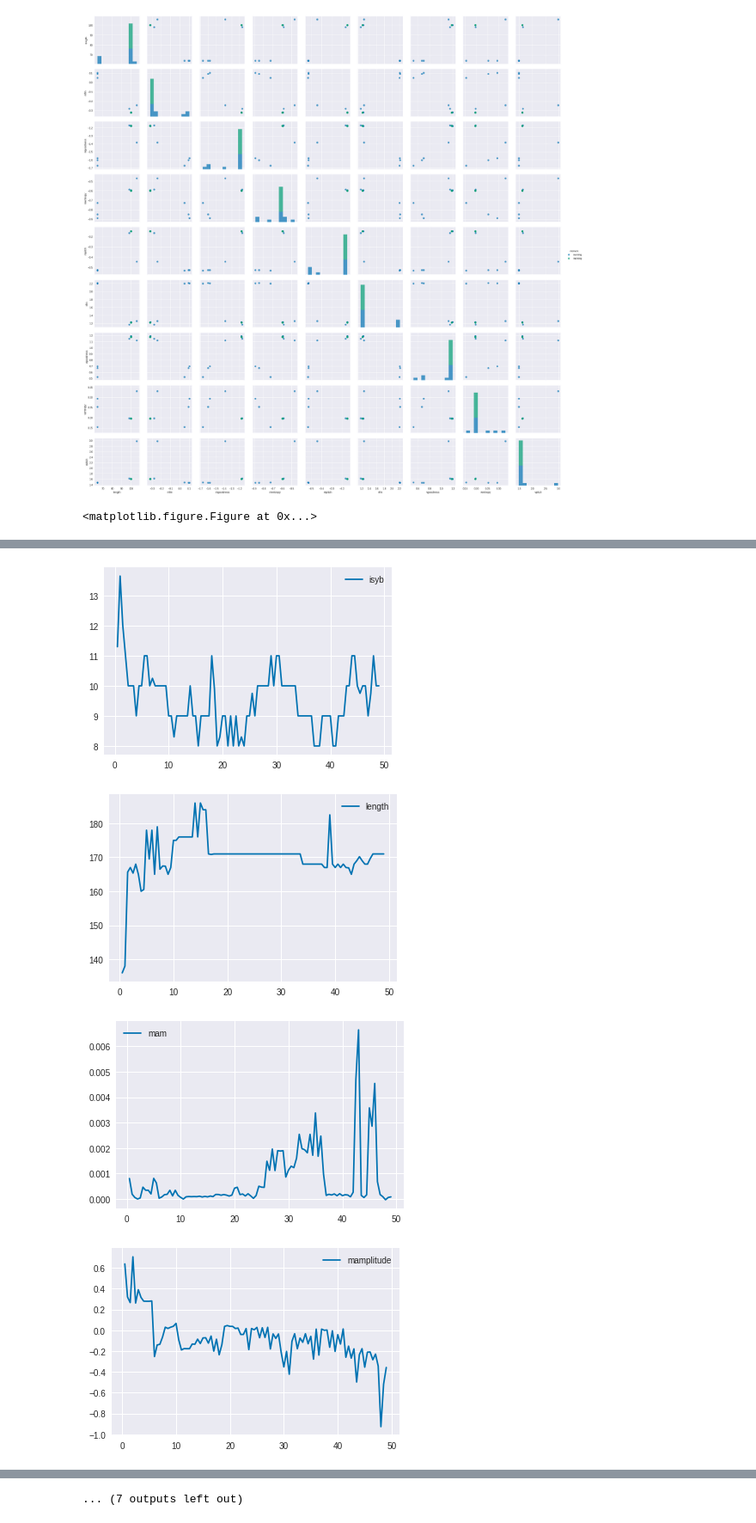
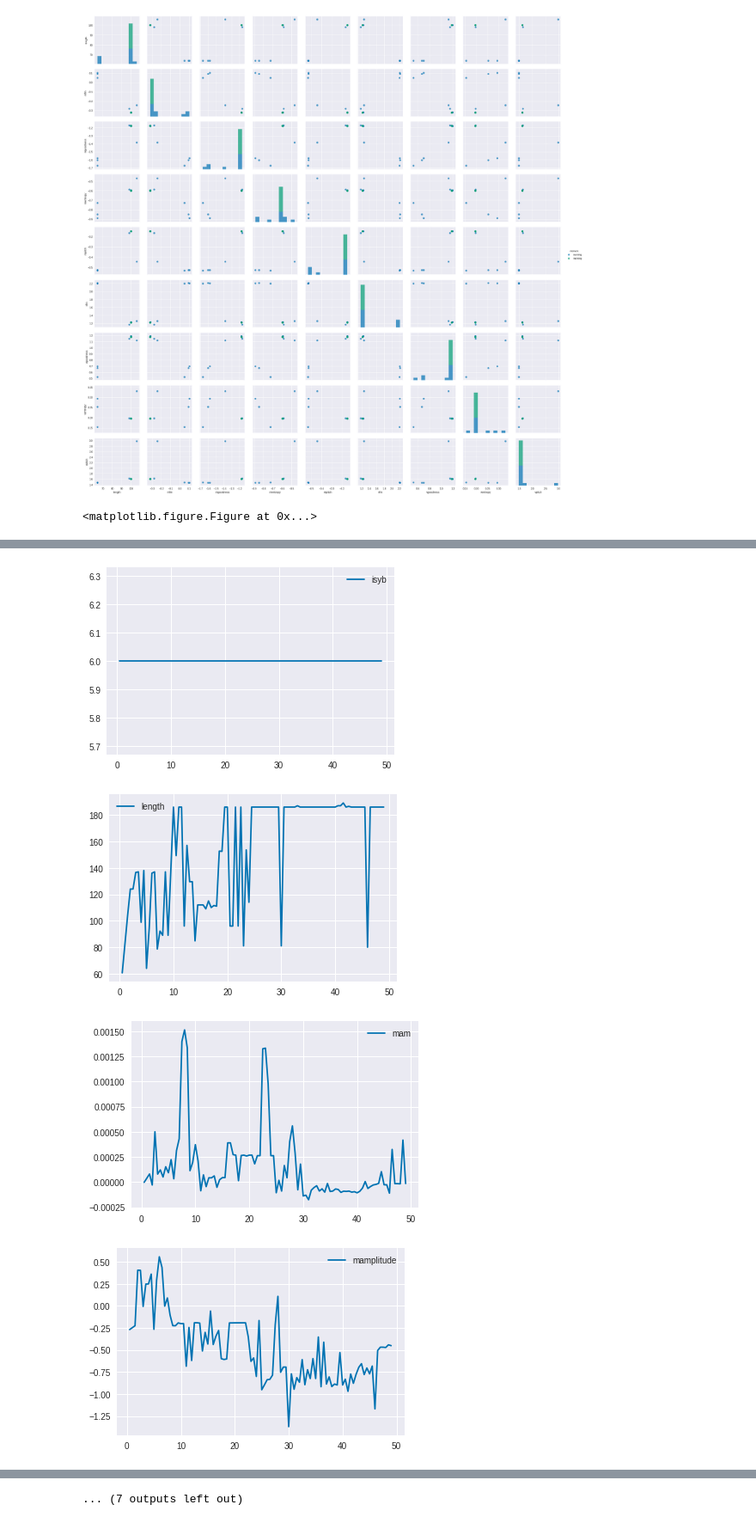
Before and after one commit to PaulEcoffet/birdsonglearningmodel, a Jupyter notebook: analysis/Syllables_analysis.ipynb, the cells around one changed output, grey strips where cells are left out. Shown at 86% size. Drawn from its saved outputs; the diff is of its cells as text; code cells hidden in the pictures.

```diff
--- a/analysis/Syllables_analysis.ipynb
+++ b/analysis/Syllables_analysis.ipynb
@@ -20,7 +20,7 @@ from song_model import SongModel
 sns.set_palette('colorblind')
 %matplotlib inline
 # %%
-path = '../model/res/super_concurrent_170419_152612/10_conc+slow_dev+default_coef+big_ba+5_replay+on_alpha_silence_beta'
+path = '../model/res/super_concurrent_170419_152612/50_conc+slow_dev+default_coef+big_ba+5_replay+on_alpha_zero_beta'
 print(path)
 with open(join(path, 'data_cur.pkl'), 'rb') as f:
     data = pickle.load(f)
@@ -66,16 +66,5 @@ from ipywidgets.widgets import FloatProgress
 from IPython.display import display
 progress = FloatProgress(min=0, max=1)
 display(progress)
-force = True
-try:
-    if force:
-        raise Exception('Force regen')
-    load = pd.HDFStore(join(path, 'syllables.hd5'))
-    all_dat_10 = load['syllables']
-    progress.value = 1
-except Exception as e:
-    print(e)
-    print(type(e))
-    all_dat_10 = all_syllables_features(rd, progress)
-    all_dat_10.to_hdf(join(path, 'syllables.hd5'), 'syllables')
+all_dat = syllables_from_run(path, rd, force=False, progress=progress)
 # %% [output]
@@ -118,7 +112,7 @@ g.add_legend()
 [figure]
 # %%
 plt.figure(figsize=(14, 14))
-med = all_dat_10.groupby('comb').quantile(0.95)
+med = all_dat[all_dat.isyb == 6].groupby('comb').quantile(0.95)
 for item in med.keys():
     plt.figure()
     plt.plot(med[item], label=item)
@@ -134,4 +128,4 @@ for day in range(np.max(all_dat['day'])):
-[figure, old version]
+[figure, new version]
-[figure, old version]
+[figure, new version]
-[figure, old version]
+[figure, new version]
-[figure, old version]
+[figure, new version]
```
Also changed, not shown: parts of 17 cells of this notebook, 7 other files.
